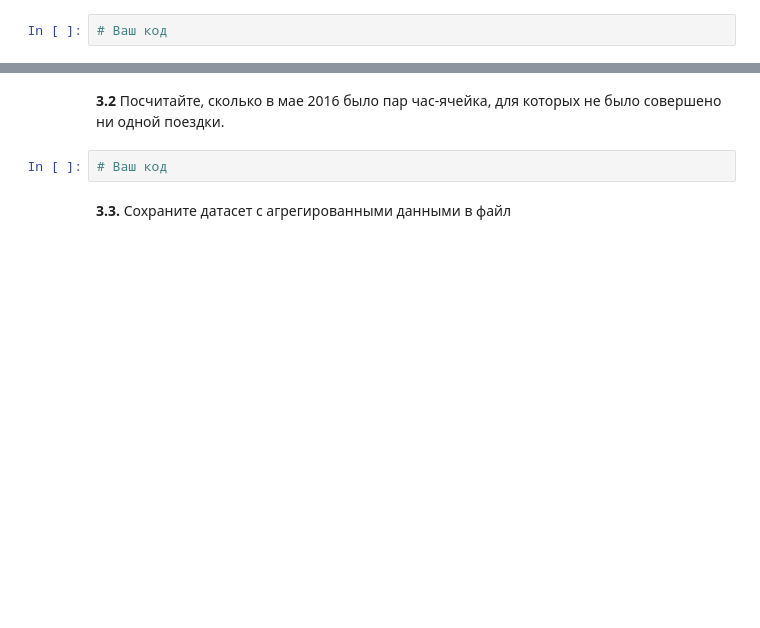
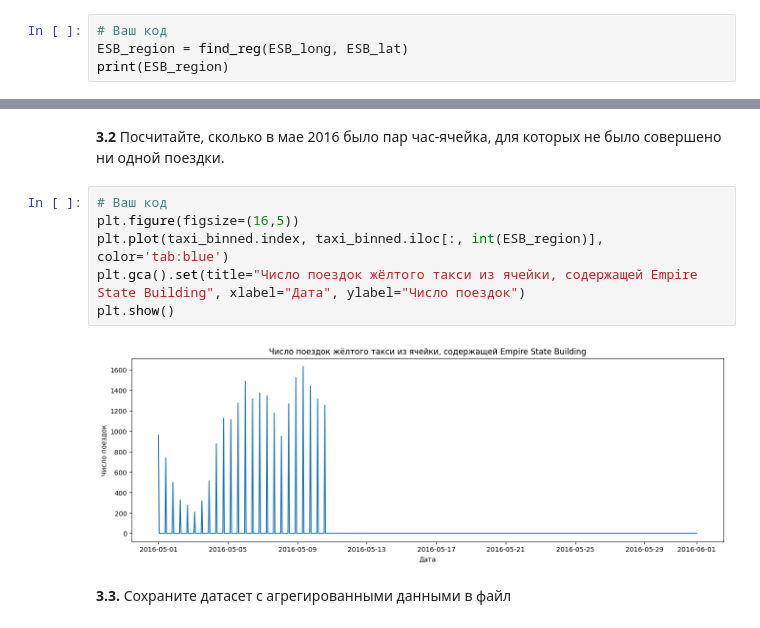
Before and after one commit to zernovga/TSA_Yellow_Cab, a Jupyter notebook: Yellow_taxi_class.ipynb, the cells around one changed output, grey strips where cells are left out. Cells and saved outputs as stored; diff of their text form; blank space fills up the shorter version.

```diff
--- a/Yellow_taxi_class.ipynb
+++ b/Yellow_taxi_class.ipynb
@@ -302,3 +348,5 @@ ESB_lat  =  40.748441
 Определите регион, содержащий Empire State Building
 # %%
 # Ваш код
+ESB_region = find_reg(ESB_long, ESB_lat)
+print(ESB_region)
@@ -315,6 +379,12 @@ plt.show()
 **3.2** Посчитайте, сколько в мае 2016 было пар час-ячейка, для которых не было совершено ни одной поездки.
 # %%
 # Ваш код
+plt.figure(figsize=(16,5))
+plt.plot(taxi_binned.index, taxi_binned.iloc[:, int(ESB_region)], color='tab:blue')
+plt.gca().set(title="Число поездок жёлтого такси из ячейки, содержащей Empire State Building", xlabel="Дата", ylabel="Число поездок")
+plt.show()
+# %% [output]
+[figure, added]
 # %% [markdown]
 **3.3.** Сохраните датасет с агрегированными данными в файл
 # %%
```
Also changed, not shown: parts of 9 cells of this notebook.
